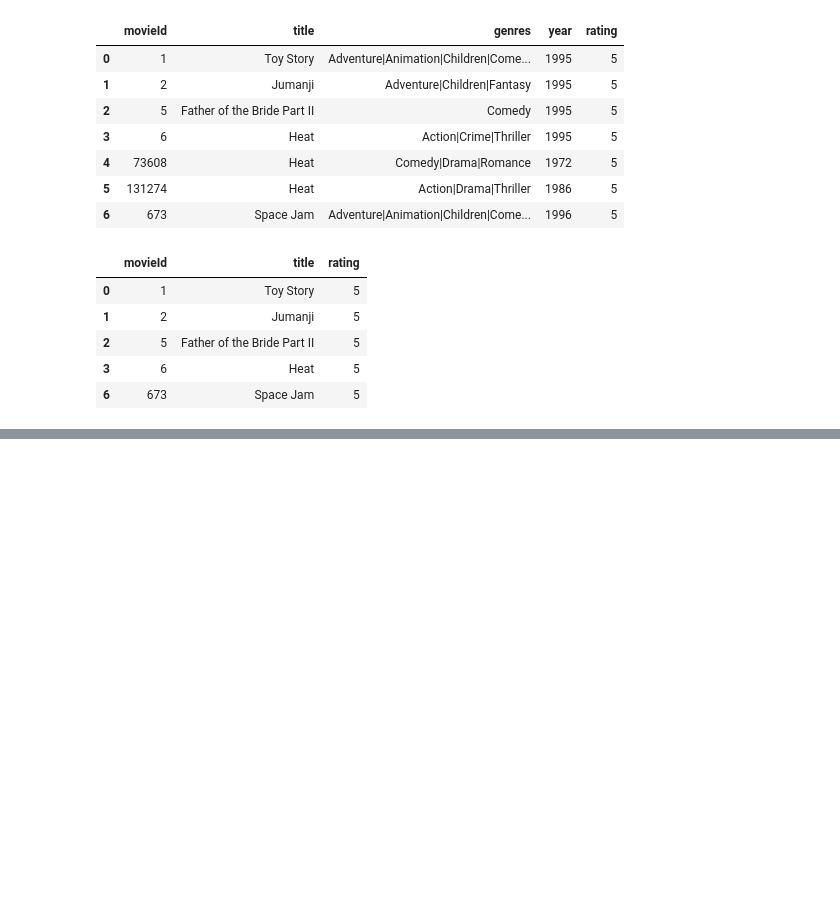
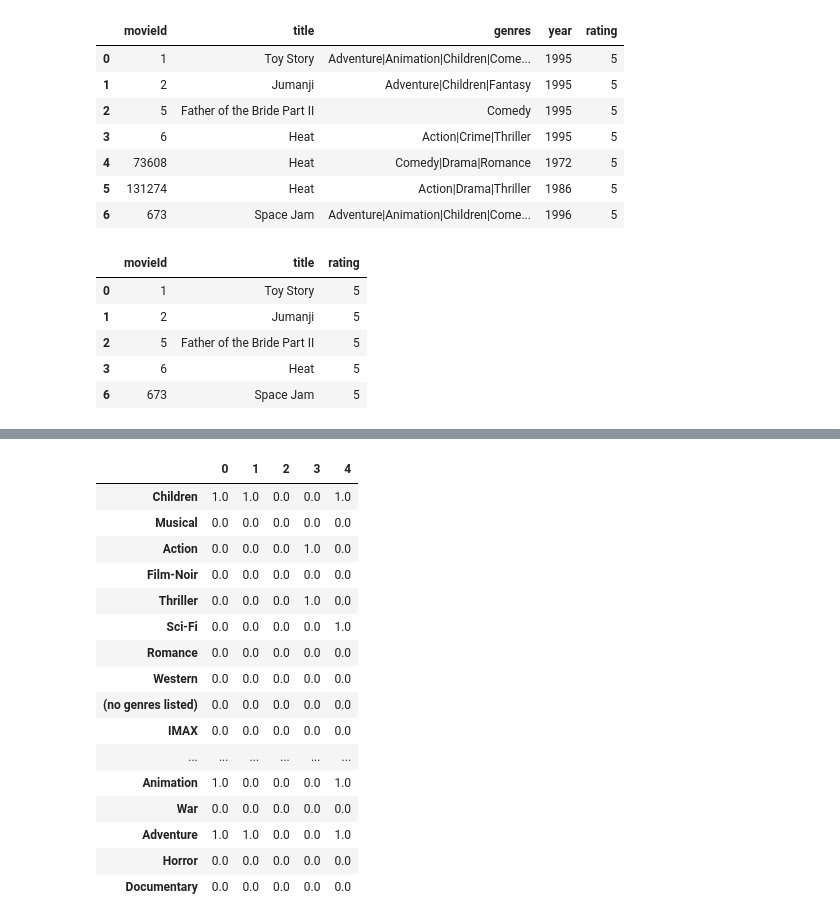
Before and after one commit to ipekgulsencelik/Python_Bootcamp, a Jupyter notebook: 03_Pandas/07_Lab.ipynb, the cells around one changed output, grey strips where cells are left out. Cells and saved outputs as stored; diff of their text form; code cells hidden in the pictures; blank space fills up the shorter version.

```diff
--- a/03_Pandas/07_Lab.ipynb
+++ b/03_Pandas/07_Lab.ipynb
@@ -341,0 +342,22 @@ df_user_favorite_genres.shape # displaying the shape of the df_user_favorite_gen
+# %%
+user_profile_matrix = df_user_favorite_genres.transpose() # transposing the df_user_favorite_genres dataframe to create a new dataframe called user_profile_matrix where the rows represent the genres and the columns represent the movies that the user has rated and we will use this user_profile_matrix dataframe to analyze the genres of the movies that the user has rated and we will also display the first few rows of the user_profile_matrix dataframe to see the changes made to the dataframe after transposing it to create the user_profile_matrix dataframe where the rows represent the genres and the columns represent the movies that the user has rated
+
+user_profile_matrix
+# %% [output]
+|  | 0 | 1 | 2 | 3 | 4 |
+| Children | 1.0 | 1.0 | 0.0 | 0.0 | 1.0 |
+| Musical | 0.0 | 0.0 | 0.0 | 0.0 | 0.0 |
+| Action | 0.0 | 0.0 | 0.0 | 1.0 | 0.0 |
+| Film-Noir | 0.0 | 0.0 | 0.0 | 0.0 | 0.0 |
+| Thriller | 0.0 | 0.0 | 0.0 | 1.0 | 0.0 |
+| Sci-Fi | 0.0 | 0.0 | 0.0 | 0.0 | 1.0 |
+| Romance | 0.0 | 0.0 | 0.0 | 0.0 | 0.0 |
+| Western | 0.0 | 0.0 | 0.0 | 0.0 | 0.0 |
+| (no genres listed) | 0.0 | 0.0 | 0.0 | 0.0 | 0.0 |
+| IMAX | 0.0 | 0.0 | 0.0 | 0.0 | 0.0 |
+| ... | ... | ... | ... | ... | ... |
+| Animation | 1.0 | 0.0 | 0.0 | 0.0 | 1.0 |
+| War | 0.0 | 0.0 | 0.0 | 0.0 | 0.0 |
+| Adventure | 1.0 | 1.0 | 0.0 | 0.0 | 1.0 |
+| Horror | 0.0 | 0.0 | 0.0 | 0.0 | 0.0 |
+| Documentary | 0.0 | 0.0 | 0.0 | 0.0 | 0.0 |
```
Also changed, not shown: parts of 18 cells of this notebook, 1 other file.
